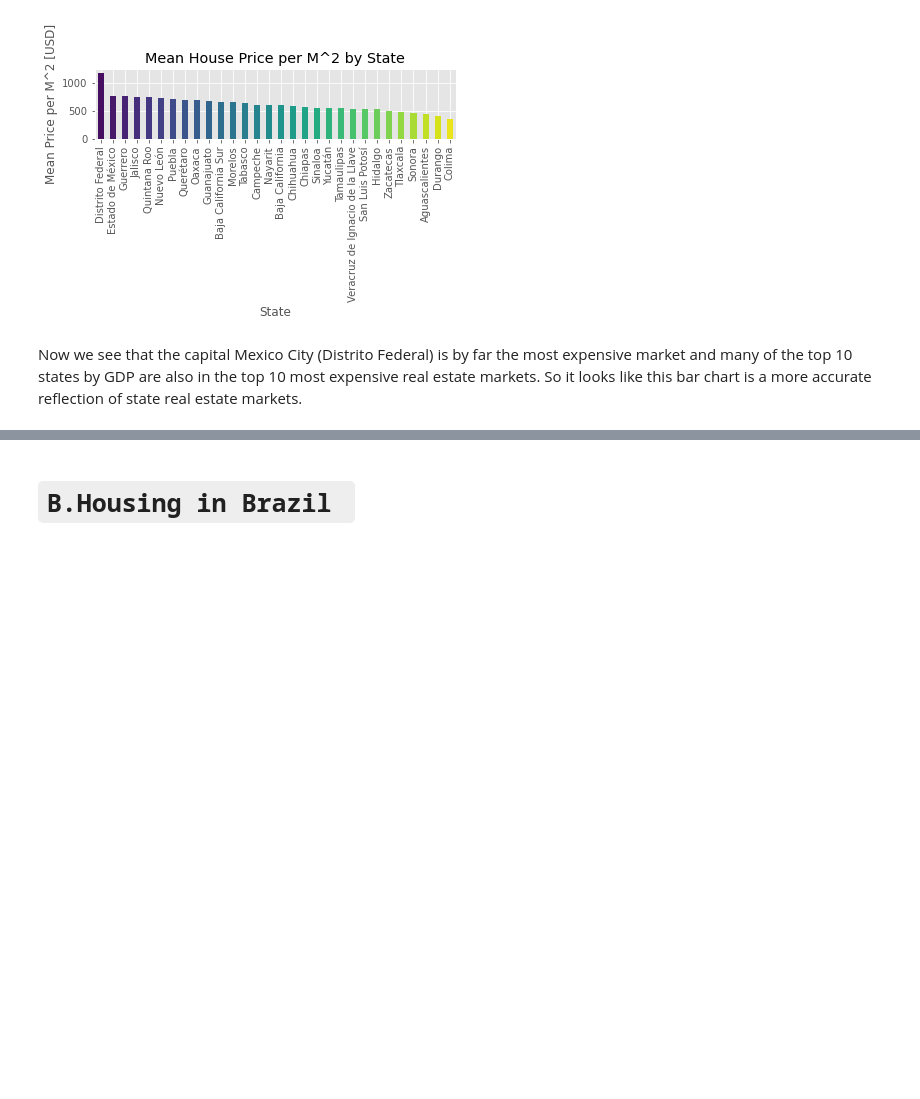
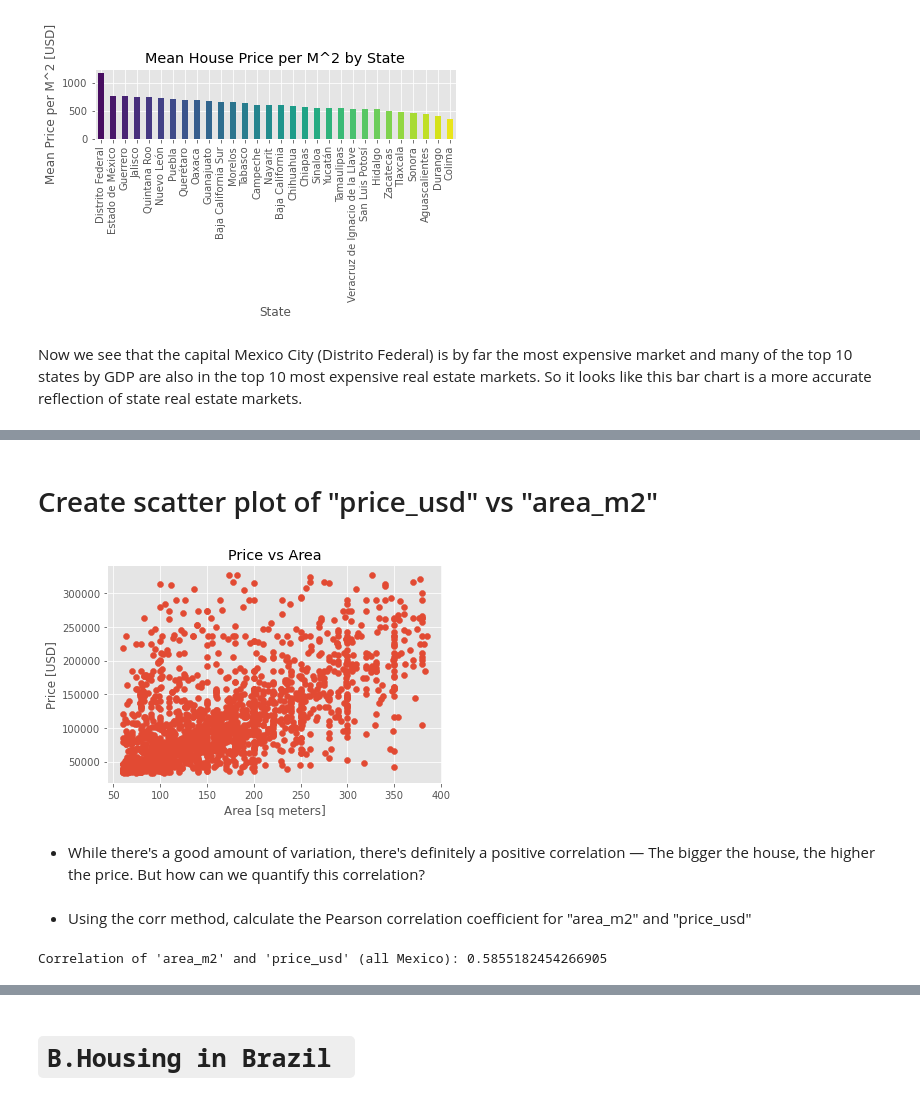
Before and after one commit to Harriet-ngomo/Real-estate-analysis-mexico-brazil, a Jupyter notebook: index.ipynb, the cells around one changed output, grey strips where cells are left out. Cells and saved outputs as stored; diff of their text form; code cells hidden in the pictures; blank space fills up the shorter version.

Commit message:
Correlation analysis between the numeric features

```diff
--- a/index.ipynb
+++ b/index.ipynb
@@ -624,0 +632,30 @@ Now we see that the capital Mexico City (Distrito Federal) is by far the most ex
+# %% [markdown]
+# Create scatter plot of "price_usd" vs "area_m2"
+# %%
+# Create scatter plot of "price_usd" vs "area_m2"
+
+#df.plot.scatter("area_m2","price_usd")
+plt.scatter(x=df["area_m2"], y= df["price_usd"])
+# Add x-axis label
+
+plt.xlabel("Area [sq meters]")
+# Add y-axis label
+
+plt.ylabel("Price [USD]")
+# Add title
+plt.title("Price vs Area");
+# %% [output]
+[figure, added]
+# %% [markdown]
+- While there's a good amount of variation, there's definitely a positive correlation
+— The bigger the house, the higher the price. But how can we quantify this correlation?
+# %% [markdown]
+- Using the corr method, calculate the Pearson correlation coefficient for "area_m2" and "price_usd"
+# %%
+# Calculate correlation of "price_usd" and "area_m2"
+p_correlation = df["area_m2"].corr(df['price_usd'])
+
+# Print correlation coefficient
+print("Correlation of 'area_m2' and 'price_usd' (all Mexico):", p_correlation)
+# %% [output]
+Correlation of 'area_m2' and 'price_usd' (all Mexico): 0.5855182454266905
```
Also changed, not shown: parts of 13 cells of this notebook.
